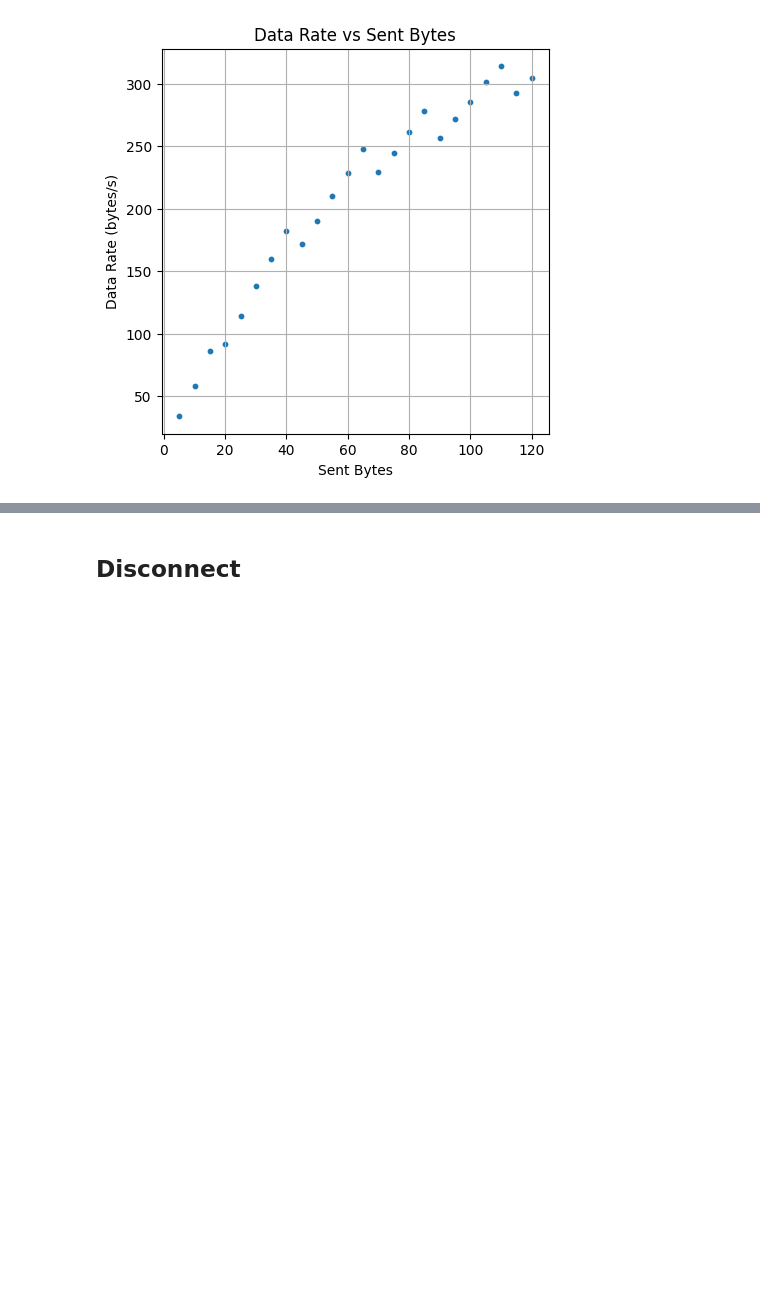
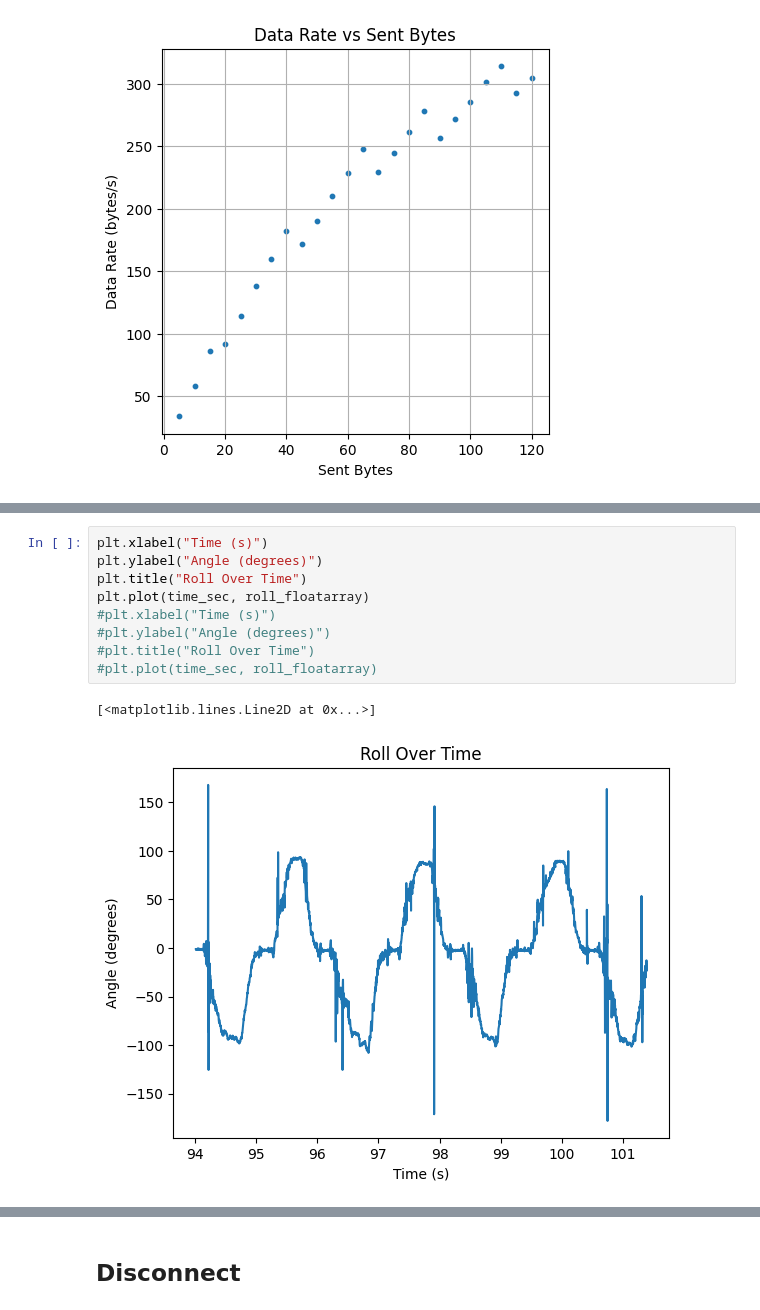
Before and after one commit to kd374/ECE5160, a Jupyter notebook: ble_robot_1.2/ble_python/demo.ipynb, the cells around one changed output, grey strips where cells are left out. Drawn from its saved outputs; the diff is of its cells as text; blank space fills up the shorter version.

```diff
--- a/ble_robot_1.2/ble_python/demo.ipynb
+++ b/ble_robot_1.2/ble_python/demo.ipynb
@@ -501,0 +447,12 @@ Start time: 1738755675.145490s, End time: 1738755675.539981s, Duration: 0.394491
+# %%
+plt.xlabel("Time (s)")
+plt.ylabel("Angle (degrees)")
+plt.title("Roll Over Time")
+plt.plot(time_sec, roll_floatarray)
+#plt.xlabel("Time (s)")
+#plt.ylabel("Angle (degrees)")
+#plt.title("Roll Over Time")
+#plt.plot(time_sec, roll_floatarray)
+# %% [output]
+[<matplotlib.lines.Line2D at 0x...>]
+[figure, added]
```
Also changed, not shown: parts of 43 cells of this notebook, 5 other files.
